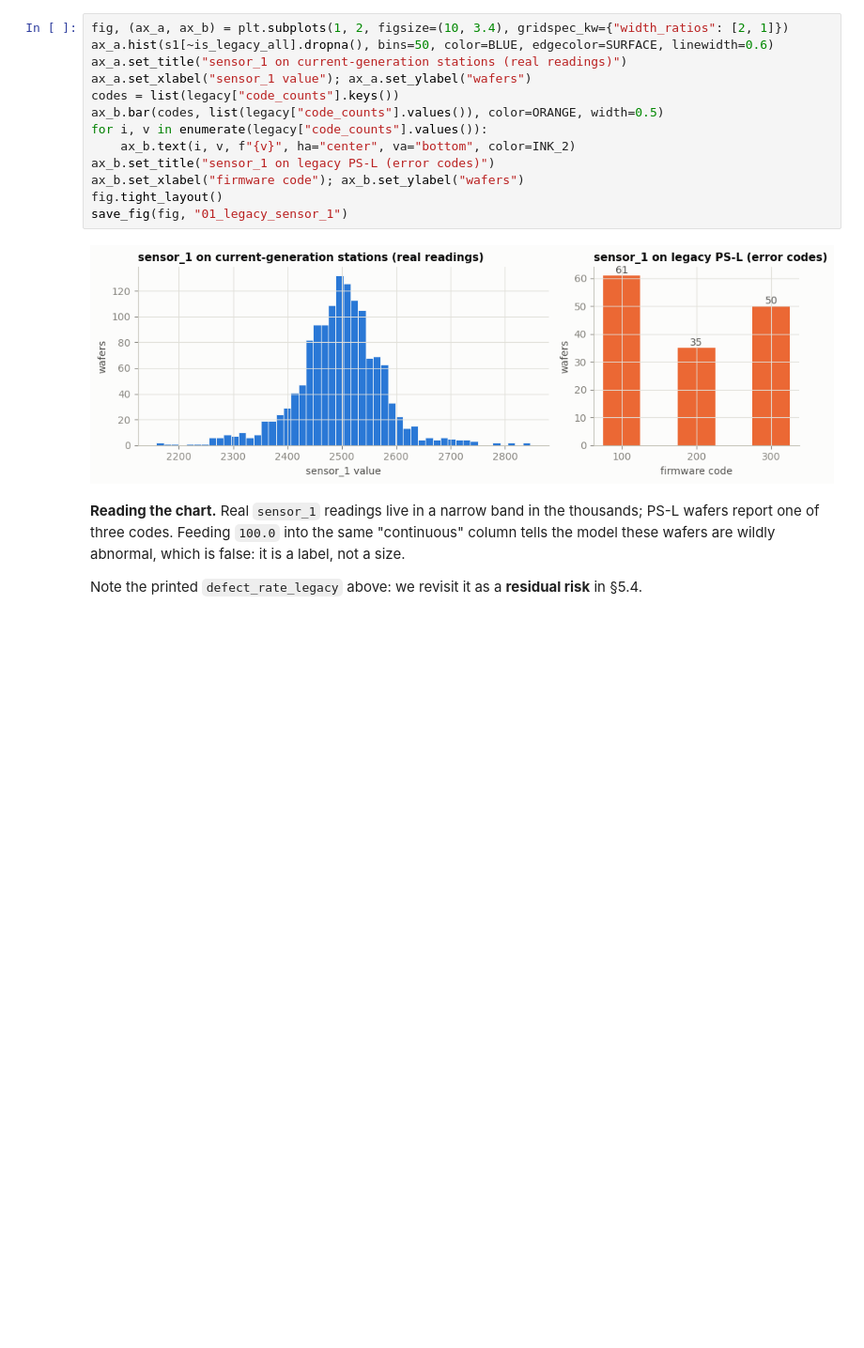
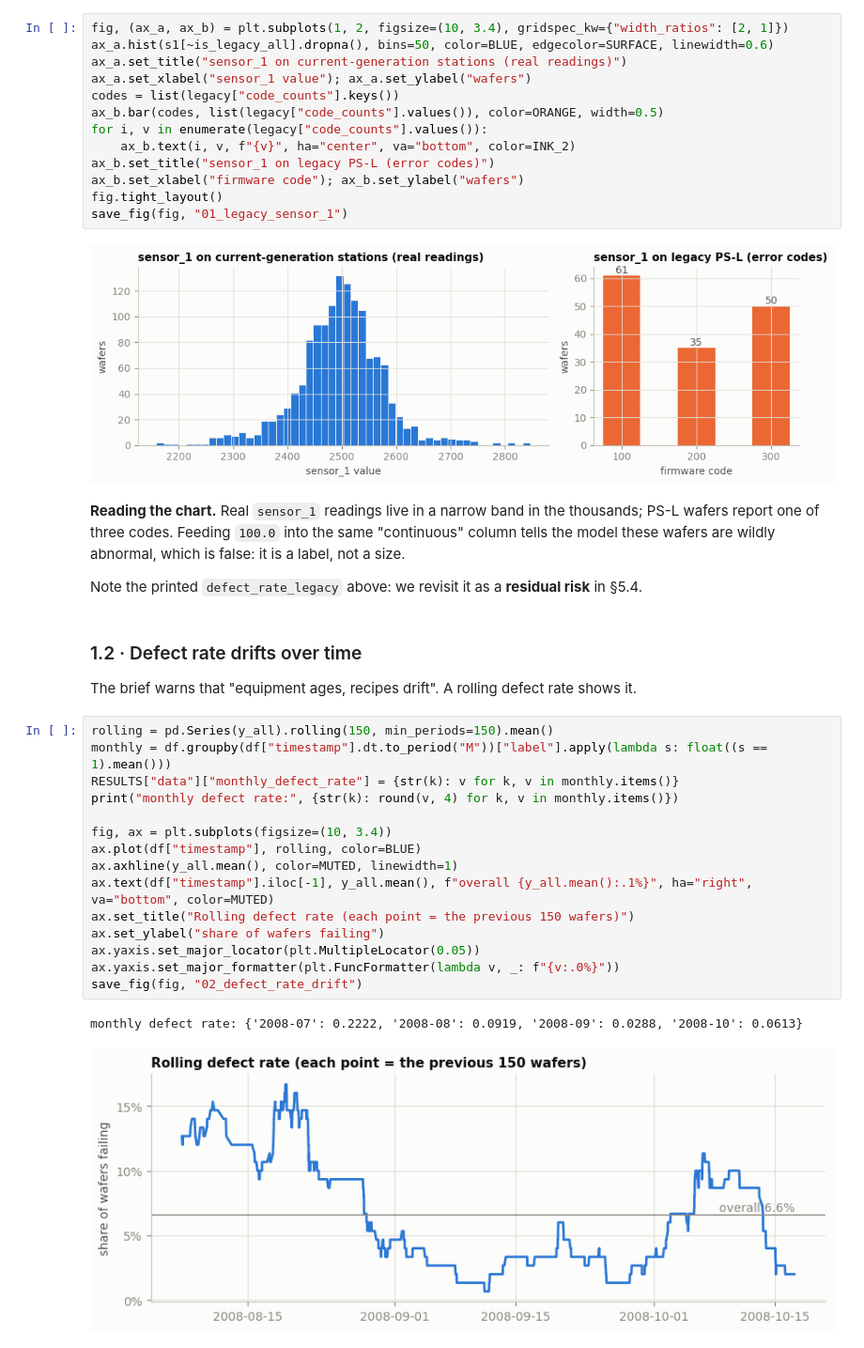
Before and after one commit to PROSTLE/Wafer-Guard, a Jupyter notebook: wafer_guard_fixed.ipynb, the cells around one changed output. Shown at 94% size. Drawn from its saved outputs; the diff is of its cells as text; blank space fills up the shorter version.

Commit message:
Show defect-rate drift over time

```diff
--- a/wafer_guard_fixed.ipynb
+++ b/wafer_guard_fixed.ipynb
@@ -218,3 +218,25 @@ PS-L wafers report one of three codes. Feeding `100.0` into the same "continuous
 tells the model these wafers are wildly abnormal, which is false: it is a label, not a size.
 
 Note the printed `defect_rate_legacy` above: we revisit it as a **residual risk** in §5.4.
+# %% [markdown]
+### 1.2 · Defect rate drifts over time
+
+The brief warns that "equipment ages, recipes drift". A rolling defect rate shows it.
+# %%
+rolling = pd.Series(y_all).rolling(150, min_periods=150).mean()
+monthly = df.groupby(df["timestamp"].dt.to_period("M"))["label"].apply(lambda s: float((s == 1).mean()))
+RESULTS["data"]["monthly_defect_rate"] = {str(k): v for k, v in monthly.items()}
+print("monthly defect rate:", {str(k): round(v, 4) for k, v in monthly.items()})
+
+fig, ax = plt.subplots(figsize=(10, 3.4))
+ax.plot(df["timestamp"], rolling, color=BLUE)
+ax.axhline(y_all.mean(), color=MUTED, linewidth=1)
+ax.text(df["timestamp"].iloc[-1], y_all.mean(), f"overall {y_all.mean():.1%}", ha="right", va="bottom", color=MUTED)
+ax.set_title("Rolling defect rate (each point = the previous 150 wafers)")
+ax.set_ylabel("share of wafers failing")
+ax.yaxis.set_major_locator(plt.MultipleLocator(0.05))
+ax.yaxis.set_major_formatter(plt.FuncFormatter(lambda v, _: f"{v:.0%}"))
+save_fig(fig, "02_defect_rate_drift")
+# %% [output]
+monthly defect rate: {'2008-07': 0.2222, '2008-08': 0.0919, '2008-09': 0.0288, '2008-10': 0.0613}
+[figure, added]
```
